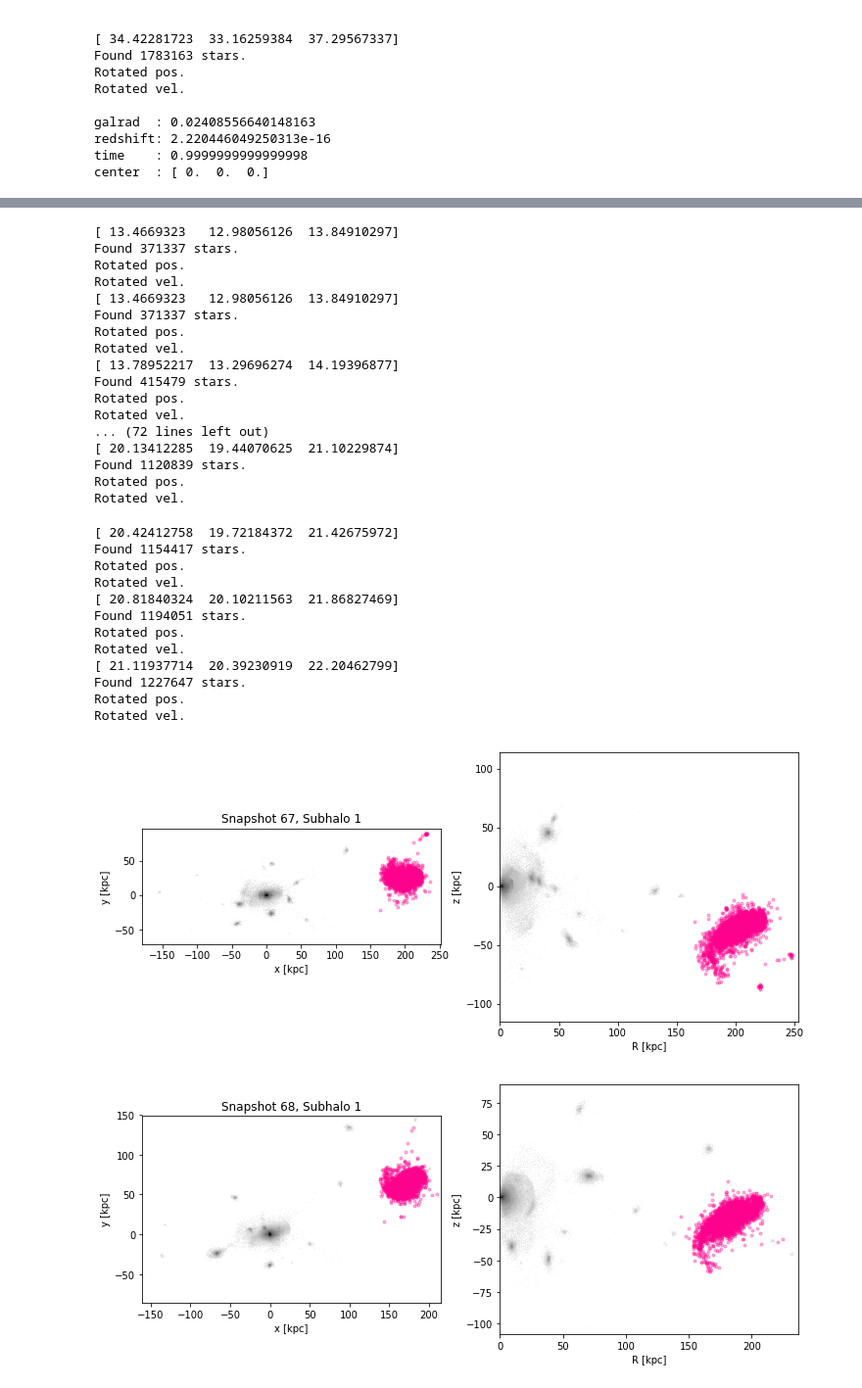
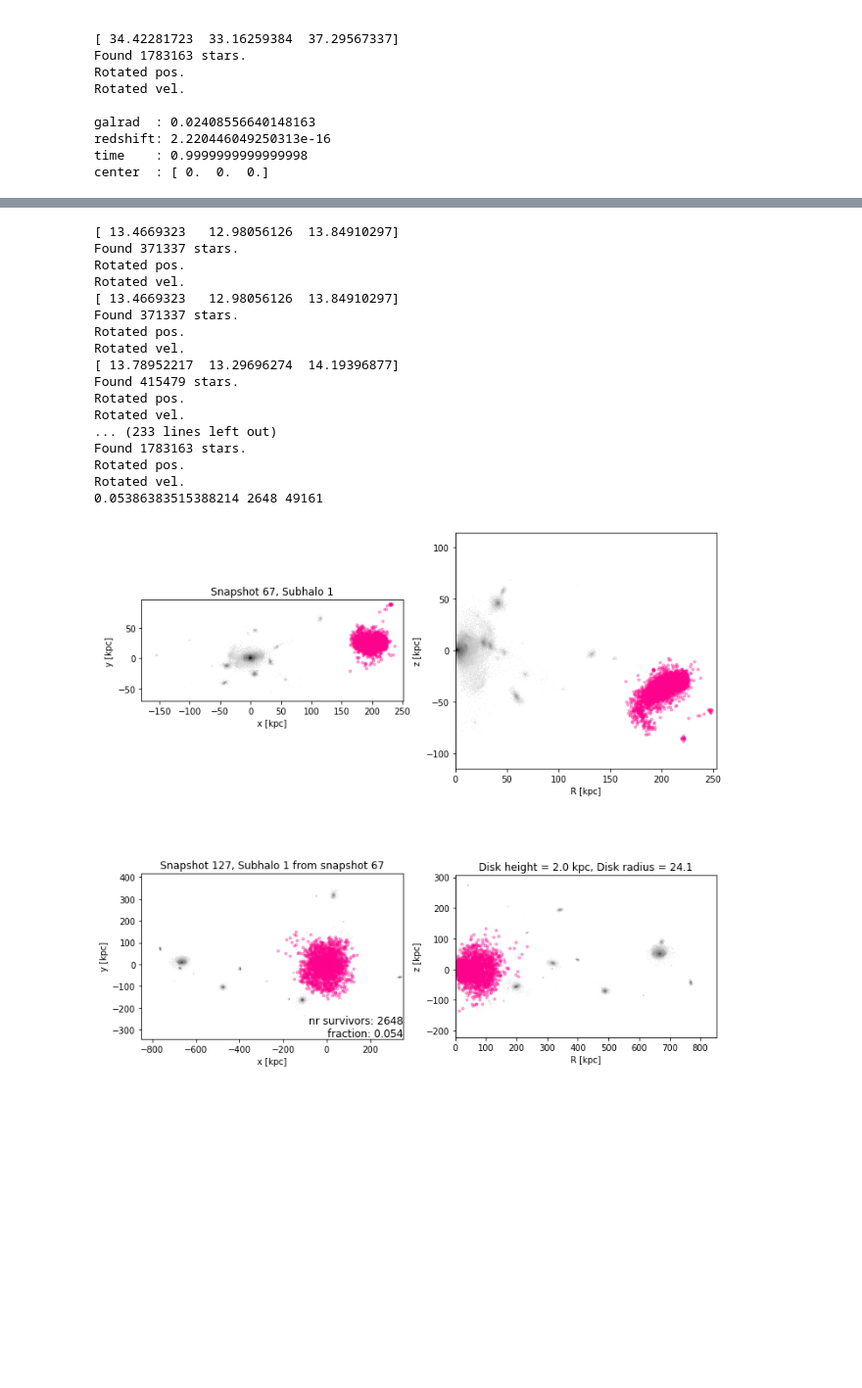
Before and after one commit to sophialilleengen/masterproject, a Jupyter notebook: notebooks/2dwarf.ipynb, the cells around one changed output, grey strips where cells are left out. Shown: that part at 98% size. Cells and saved outputs as stored; diff of their text form; code cells hidden in the pictures; blank space fills up the shorter version.

Commit message:
dwarf survivor plots

```diff
--- a/notebooks/2dwarf.ipynb
+++ b/notebooks/2dwarf.ipynb
@@ -176,10 +176,11 @@ def dwarf_selection(s, sf, z_kpc_val, level, halo_number, snapnr, snappath, subh
         subhalomask = np.isin(s.id[istars], ids_halo1)
         esubhalomask = np.isin(es.id[istarse], ids_halo1)
         z_sample = np.where((np.abs(z_kpc) > z_kpc_val) & (rxyz_kpc < 5. * 1000. * s.galrad), True, False)
-
+        Galrad = 1000.*s.galrad
 
         survivors = np.sum(z_sample * subhalomask)
         starters = np.sum(esubhalomask)
+        main_gal = np.sum( (es.type == 4) & (es.halo == 0) & (es.subhalo == 0))
         frac = round(survivors/starters, 3)
 
         snap_time = s.cosmology_get_lookback_time_from_a( es.time, is_flat=True )
@@ -188,36 +189,40 @@ def dwarf_selection(s, sf, z_kpc_val, level, halo_number, snapnr, snappath, subh
 
 
         if verbose == True:
-            print('Snapshot number:', snapnr,'\nfraction:', survivors , starters, frac, '\n')
+            print('Snapshot number:', snapnr,'\nfraction:', survivors , starters, frac, '\nstars in main galaxy: {:d}\n'.format(main_gal))
         if outplot == True:
             fig, axes = plt.subplots(2, 2, figsize=(12, 12))
             axes[0, 0].set_title('Snapshot {:d}, Subhalo {:d}'.format(snapnr, subhalonr))
             axes[0, 0].hist2d(ex_kpc, ey_kpc, bins=401, norm=matplotlib.colors.LogNorm(), cmap = 'Greys')
             axes[0, 0].plot(ex_kpc[esubhalomask], ey_kpc[esubhalomask], '.', alpha = 0.3, color = 'xkcd:hot pink')
-            axes[0, 0].set_xlabel("x")
-            axes[0, 0].set_ylabel("y")
+            axes[0, 0].set_xlabel("x [kpc]")
+            axes[0, 0].set_ylabel("y [kpc]")
             axes[0, 0].set_aspect('equal')
             axes[0, 1].hist2d(erxy_kpc, ez_kpc, bins=401, norm=matplotlib.colors.LogNorm(), cmap = 'Greys')
             axes[0, 1].plot(erxy_kpc[esubhalomask], ez_kpc[esubhalomask], '.', alpha = 0.3, color = 'xkcd:hot pink')
-            axes[0, 1].set_xlabel("R")
-            axes[0, 1].set_ylabel("z")
+            axes[0, 1].set_xlabel("R [kpc]")
+            axes[0, 1].set_ylabel("z [kpc]")
             axes[0, 1].set_aspect('equal')
 
             axes[1, 0].set_title('Snapshot {:d}'.format(127))
+            axes[1, 0].set_title('Snapshot {:d}, Subhalo {:d} from snapshot {:d}'.format(127, subhalonr, 67))
             axes[1, 0].hist2d(x_kpc, y_kpc, bins=401, norm=matplotlib.colors.LogNorm(), cmap = 'Greys')
             axes[1, 0].plot(x_kpc[z_sample * subhalomask], y_kpc[z_sample * subhalomask], '.', alpha = 0.3, color = 'xkcd:hot pink')
-            axes[1, 0].set_xlabel("x")
-            axes[1, 0].set_ylabel("y")
+            axes[1, 0].set_xlabel("x [kpc]")
+            axes[1, 0].set_ylabel("y [kpc]")
             axes[1, 0].set_aspect('equal')
-            axes[1, 1].set_title('Disk height = {:.1f} kpc'.format(2.*z_disk_kpc))
+            axes[1, 0].annotate('nr survivors: {:d}\nfraction: {:.3f}'.format(survivors, frac),
+                            xy=(1, 0), xycoords='axes fraction', fontsize=12,
+                horizontalalignment='right', verticalalignment='bottom')
+            axes[1, 1].set_title('Disk height = {:.1f} kpc, Disk radius = {:.1f}'.format(2.*z_disk_kpc, Galrad))
             axes[1, 1].hist2d(rxy_kpc, z_kpc, bins=401, norm=matplotlib.colors.LogNorm(), cmap = 'Greys')
             axes[1, 1].plot(rxy_kpc[z_sample * subhalomask], z_kpc[z_sample * subhalomask], '.', alpha = 0.3, color = 'xkcd:hot pink')
-            axes[1, 1].set_xlabel("R")
-            axes[1, 1].set_ylabel("z")
+            axes[1, 1].set_xlabel("R [kpc]")
+            axes[1, 1].set_ylabel("z [kpc]")
             axes[1, 1].set_aspect('equal')
             #fig.show()
         if saveplot == True:
-            fig.savefig('/home/extmilan/masterthesis/plots/dwarf_selection_snap_{:d}_SH_{:d}.png'.format(snapnr, subhalonr), dpi=300, facecolor='w', edgecolor='w',format='png')
+            fig.savefig('/home/extmilan/masterthesis/plots/dwarf_selection_snap_{:d}_SH_{:d}.png'.format(snapnr, subhalonr), dpi=100, facecolor='w', edgecolor='w',format='png')
 
 
         if outfile == True:
@@ -227,14 +232,14 @@ def dwarf_selection(s, sf, z_kpc_val, level, halo_number, snapnr, snappath, subh
 halo_number = 24
 halodir = basedir+"halo_{0}/".format(halo_number)
 snappath = halodir+"output/"
-z_disk_kpc = 2
+z_disk_kpc = 1.
 
-first_comm = 'Halo ' + str(halo_number) + '; disk_height: ' + str(z_disk_kpc) +\
-'\nSnapnr; Age; Redshift; Subhalo number; surviving fraction; number of survivors; number of dwarf particles (can be repeated)\n'
-with open('/home/extmilan/masterthesis/files/test2.txt','a') as f:
-    f.write(first_comm)
+#first_comm = 'Halo ' + str(halo_number) + '; disk_height: ' + str(z_disk_kpc) +\
+#'\nSnapnr; Age; Redshift; Subhalo number; surviving fraction; number of survivors; number of dwarf particles (can be repeated)\n'
+#with open('/home/extmilan/masterthesis/files/test2.txt','a') as f:
+    #f.write(first_comm)
 for i in range(67,68,1):
-    dwarf_selection(s, sf, z_disk_kpc, level, halo_number, i, snappath, 1, 50, outfile = False, outplot= True, saveplot = True)
+    dwarf_selection(s, sf, z_disk_kpc, level, halo_number, i, snappath, 1, 50, outfile = False, outplot= True, saveplot = False)
 # %% [output]
 [ 13.4669323   12.98056126  13.84910297]
 Found 371337 stars.
@@ -292,35 +347,22 @@ def dwarf_following(Galrad, snappath, start_snap_nr, end_snap_nr = 127, subhalon
 # %%
 Galrad = 1000.*s.galrad
-dwarf_following(Galrad, snappath, 67, 90)
+dwarf_following(Galrad, 1., snappath, 67, 127, outplot = False, outplotfirstlast=True, saveplotfirstlast=True)
 # %% [output]
 [ 13.4669323   12.98056126  13.84910297]
 Found 371337 stars.
 Rotated pos.
 Rotated vel.
 [ 13.4669323   12.98056126  13.84910297]
 Found 371337 stars.
 Rotated pos.
 Rotated vel.
 [ 13.78952217  13.29696274  14.19396877]
 Found 415479 stars.
 Rotated pos.
 Rotated vel.
-... (72 lines left out)
-[ 20.13412285  19.44070625  21.10229874]
-Found 1120839 stars.
+... (233 lines left out)
+Found 1783163 stars.
 Rotated pos.
 Rotated vel.
+0.05386383515388214 2648 49161
-[ 20.42412758  19.72184372  21.42675972]
-Found 1154417 stars.
-Rotated pos.
-Rotated vel.
-[ 20.81840324  20.10211563  21.86827469]
-Found 1194051 stars.
-Rotated pos.
-Rotated vel.
-[ 21.11937714  20.39230919  22.20462799]
-Found 1227647 stars.
-Rotated pos.
-Rotated vel.
-[figure, old version]
+[figure, new version]
-[figure, removed]
```
Also changed, not shown: parts of 4 cells of this notebook, 6 other files.
